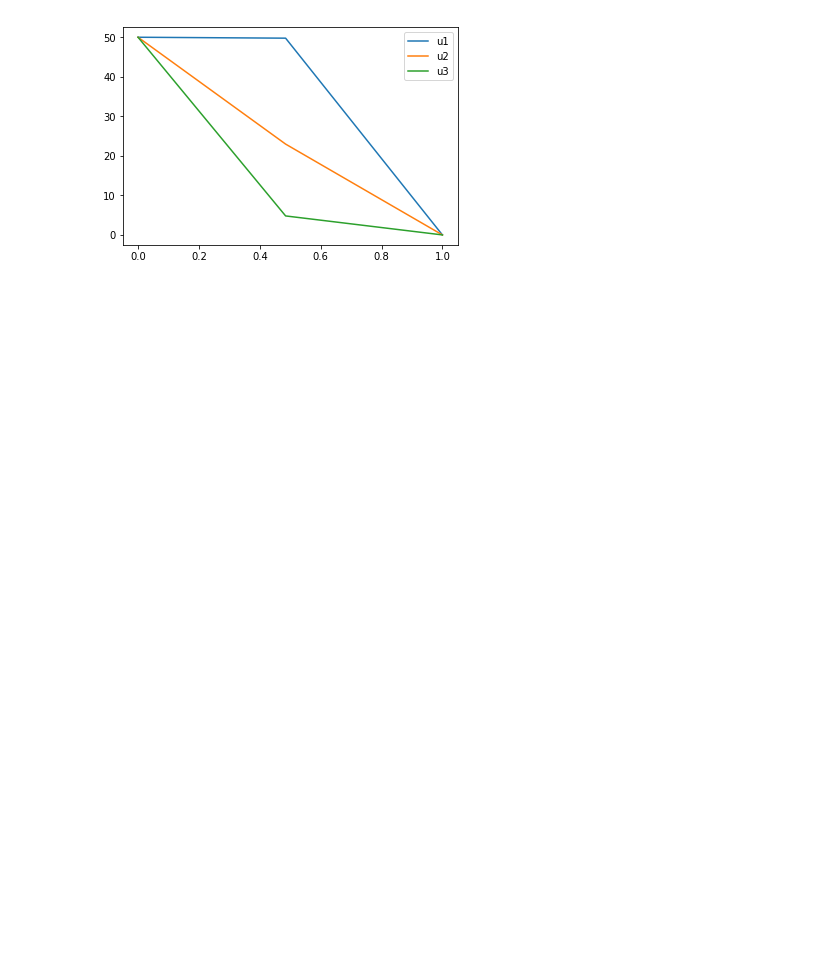
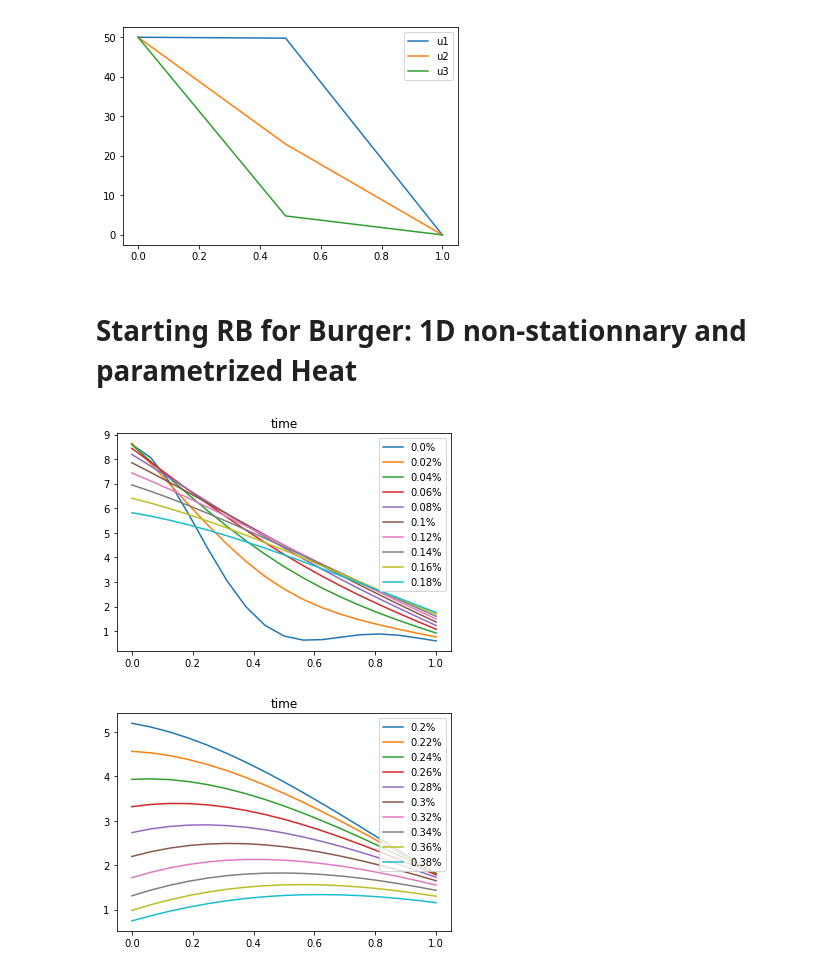
Before and after one commit to pjbenard/-4GMM-CRMB, a Jupyter notebook: Code_Python/Heat_equation_1D.ipynb, the cells around one changed output. Drawn from its saved outputs; the diff is of its cells as text; code cells hidden in the pictures; blank space fills up the shorter version.

Commit message:
Solver 1D non-steady heat for Burger RB

```diff
--- a/Code_Python/Heat_equation_1D.ipynb
+++ b/Code_Python/Heat_equation_1D.ipynb
@@ -229,3 +231,5 @@ plt.legend()
 plt.show()
 # %% [output]
 [figure]
+# %% [markdown]
+# Starting RB for Burger: 1D non-stationnary and parametrized Heat
@@ -231,0 +292,16 @@ plt.show()
+# %%
+n = 4
+T = 20
+mu = (0.5,0.6,4,1,-0.2)
+optn = 1
+x,time,U_tab = solver_chaleur_instationnaire(n,T,second_membre_chaleur_instationnaire,val_init_chaleur_instationnaire,mu,optn,True)
+# %%
+for i in range(len(U_tab[0,:])):
+    plt.plot(x,U_tab[:,i],label=str(i/T_max)+"%")
+    if (i+1)%10 == 0:
+        plt.title("time")
+        plt.legend()
+        plt.show()
+# %% [output]
+[figure, added]
+[figure, added]
```
Also changed, not shown: parts of 4 cells of this notebook.
